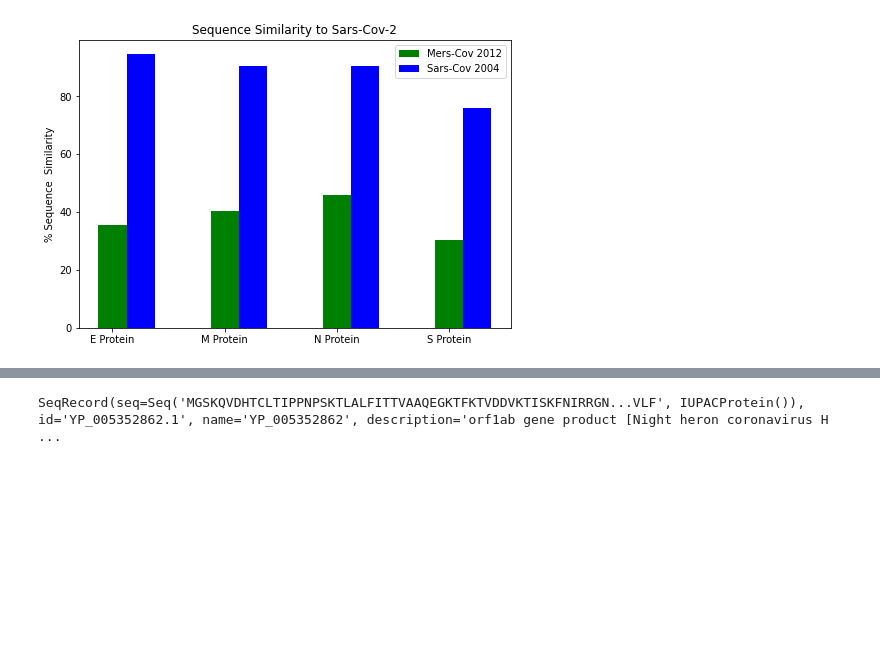
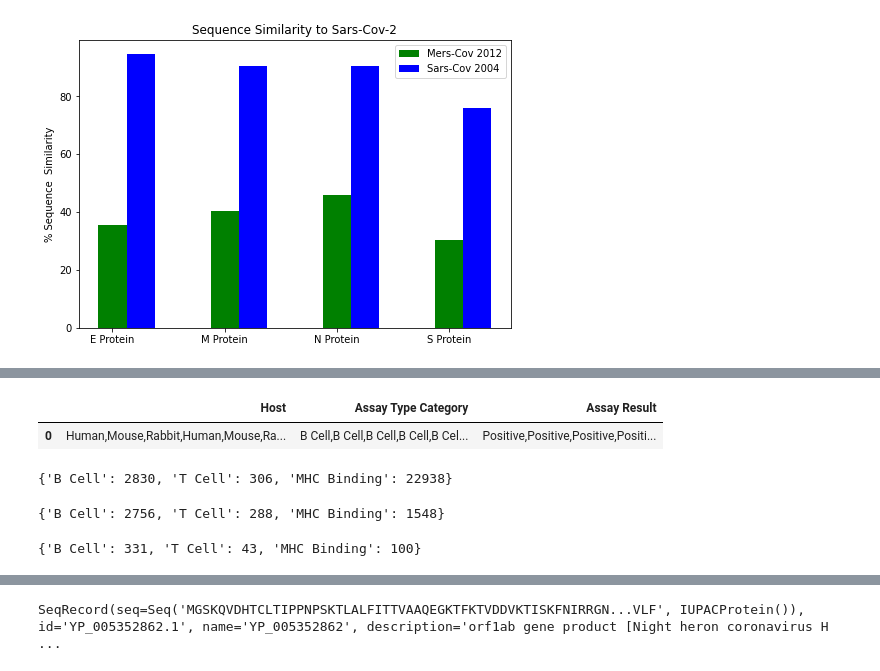
Before and after one commit to davidcwang/SARS_CoV_2_Analysis, a Jupyter notebook: sarscov2.ipynb, the cells around one changed output, grey strips where cells are left out. Cells and saved outputs as stored; diff of their text form; code cells hidden in the pictures; blank space fills up the shorter version.

```diff
--- a/sarscov2.ipynb
+++ b/sarscov2.ipynb
@@ -103,0 +176,5 @@ plot_protein_sim(sim_results)
+# %%
+df[['Host', 'Assay Type Category', 'Assay Result']].head(1)
+# %% [output]
+|  | Host | Assay Type Category | Assay Result |
+| 0 | Human,Mouse,Rabbit,Human,Mouse,Ra... | B Cell,B Cell,B Cell,B Cell,B Cel... | Positive,Positive,Positive,Positi... |
@@ -103,0 +219,12 @@ plot_protein_sim(sim_results)
+# %%
+assay_dict
+# %% [output]
+{'B Cell': 2830, 'T Cell': 306, 'MHC Binding': 22938}
+# %%
+assay_dict
+# %% [output]
+{'B Cell': 2756, 'T Cell': 288, 'MHC Binding': 1548}
+# %%
+assay_dict
+# %% [output]
+{'B Cell': 331, 'T Cell': 43, 'MHC Binding': 100}
```
Also changed, not shown: parts of 10 cells of this notebook.
